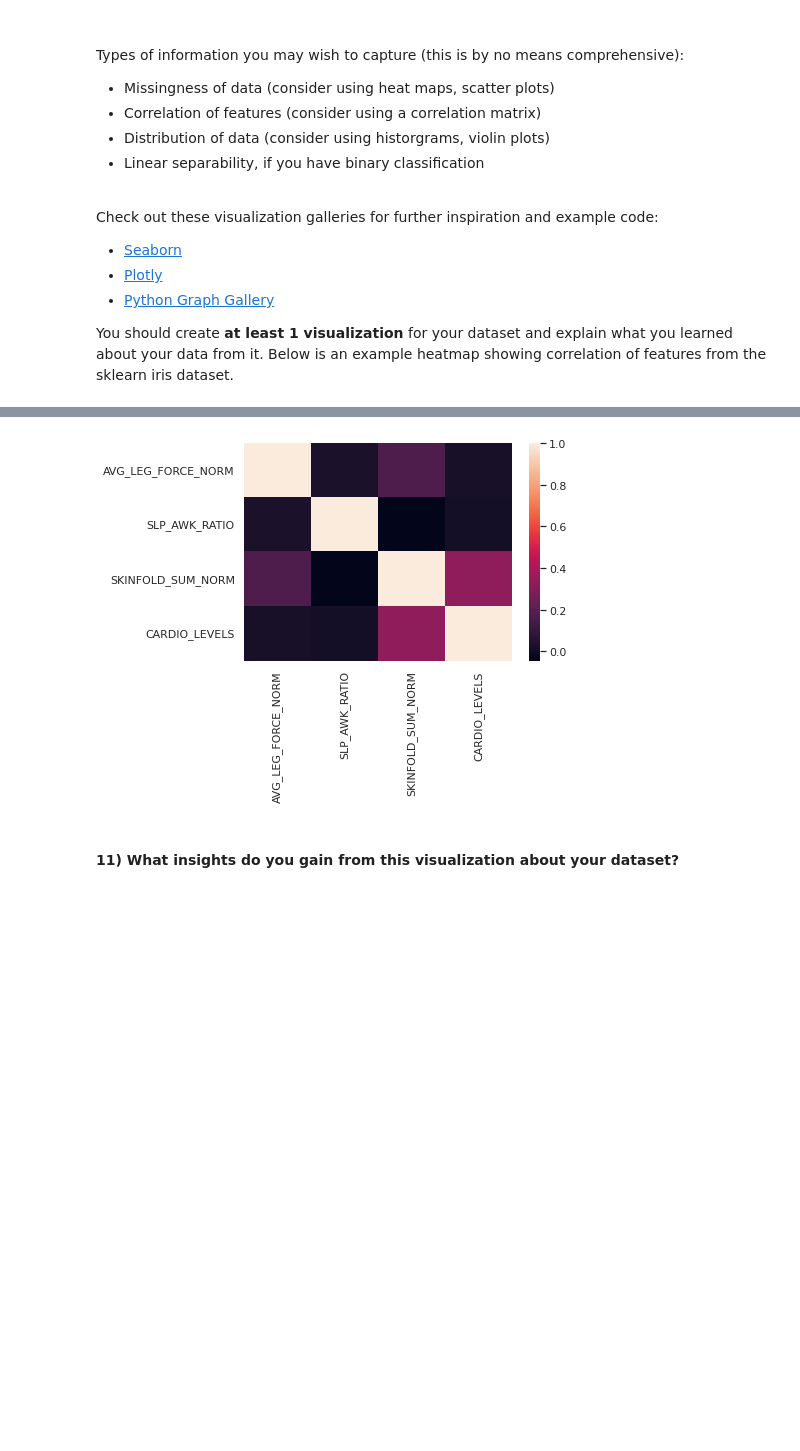
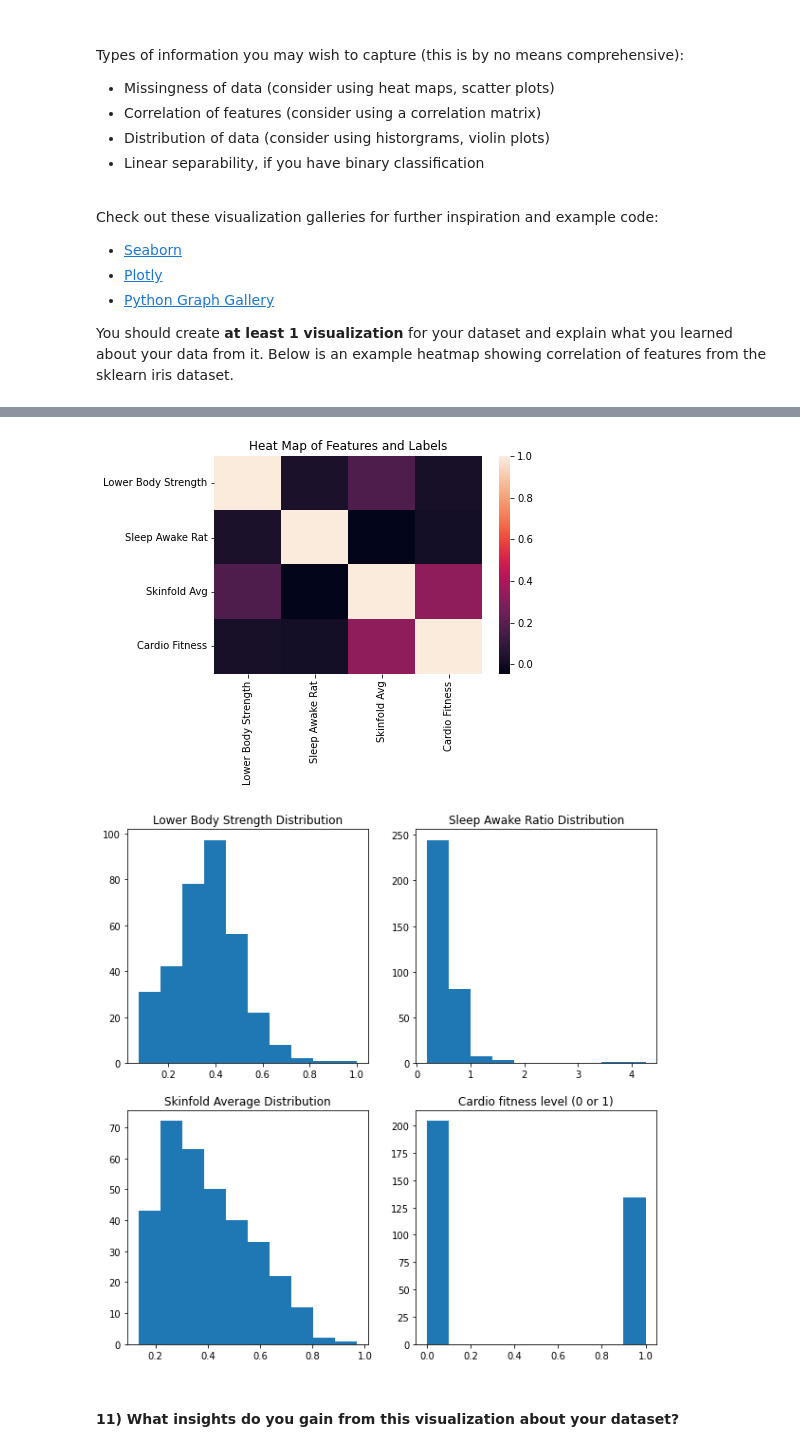
Before and after one commit to tkarani1/ml-hw1, a Jupyter notebook: Copy_of_homework1.ipynb, the cells around one changed output, grey strips where cells are left out. Cells and saved outputs as stored; diff of their text form; code cells hidden in the pictures; blank space fills up the shorter version.

Commit message:
Finalized a lot of the .ipynb file (formatting, added missing sections, etc.). Still need to add to the visualization.

```diff
--- a/Copy_of_homework1.ipynb
+++ b/Copy_of_homework1.ipynb
@@ -278,8 +292,8 @@ skinfold_cardio_level = pd.merge(skinfold_feat, cardio_level_processed, on='SEQN
 features_labels = pd.merge(leg_force_sleep_awake, skinfold_cardio_level, on='SEQN', how='inner')
 features_labels = features_labels.dropna()
 
-X_processed = features_labels.filter(['AVG_LEG_FORCE_NORM','SLP_AWK_RATIO', 'SKINFOLD_SUM_NORM'], axis=1)
-y_processed = features_labels.filter(['CARDIO_LEVEL'])
+X = features_labels.filter(['AVG_LEG_FORCE_NORM','SLP_AWK_RATIO', 'SKINFOLD_SUM_NORM'], axis=1)
+y = features_labels.filter(['CARDIO_LEVEL'])
 #######################################################
 # %% [output]
 A value is trying to be set on a copy of a slice from a DataFrame
@@ -350,8 +348,6 @@ Note: this is the format we're looking for your data to be in when you submit yo
 #######################################################
 # TODO: Convert X and y to numpy arrays with appropriate dimensions
 import numpy as np
-X = X_processed
-y = y_processed
 X = X.to_numpy()
 y = np.array(y)
 
@@ -431,20 +427,41 @@ plt.show()
-# %%
-#######################################################
-# TODO: Visualize the dataset
-from sklearn import datasets
-import numpy as np
-import seaborn as sns
-import matplotlib.pyplot as plt
-import pandas as pd
-
-df = pd.DataFrame(data= np.c_[X, y],
-                     columns= ['AVG_LEG_FORCE_NORM','SLP_AWK_RATIO', 'SKINFOLD_SUM_NORM', 'CARDIO_LEVELS'])
-sns.heatmap(df.corr(),
-            xticklabels=df.corr().columns.values,
-            yticklabels=df.corr().columns.values)
-plt.show()
-#######################################################
-# %% [output]
-[figure, removed]
+# %%
+#######################################################
+# TODO: Visualize the dataset
+import seaborn as sn
+import matplotlib.pyplot as plt
+
+# Create a heatmap for features/labels
+combined_data = np.concatenate([X, y], axis = 1)
+df = pd.DataFrame(combined_data, columns = ["Lower Body Strength", "Sleep Awake Rat", "Skinfold Avg", "Cardio Fitness"])
+corr_matrix = df.corr()
+
+sns.heatmap(df.corr(),
+            xticklabels=df.corr().columns.values,
+            yticklabels=df.corr().columns.values)
+plt.title("Heat Map of Features and Labels")
+plt.show()
+
+# Histograms
+plt.figure(figsize=(10,10))
+plt.subplot(2, 2, 1);
+plt.title("Lower Body Strength Distribution")
+plt.hist(X[:,0]);
+
+plt.subplot(2, 2, 2);
+plt.title("Sleep Awake Ratio Distribution")
+plt.hist(X[:,1]);
+
+plt.subplot(2, 2, 3);
+plt.title("Skinfold Average Distribution")
+plt.hist(X[:,2]);
+
+plt.subplot(2, 2, 4);
+plt.title("Cardio fitness level (0 or 1)")
+plt.hist(y[:,0]);
+
+#######################################################
+# %% [output]
+[figure, added]
+[figure, added]
 # %% [markdown]
 #### 11) What insights do you gain from this visualization about your dataset?
```
Also changed, not shown: parts of 20 cells of this notebook.
